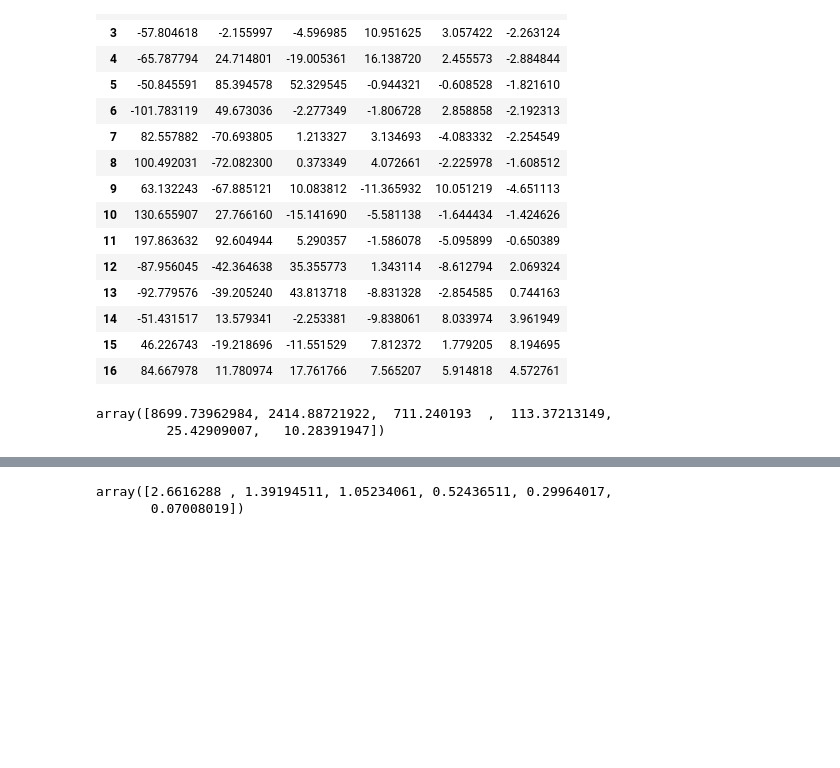
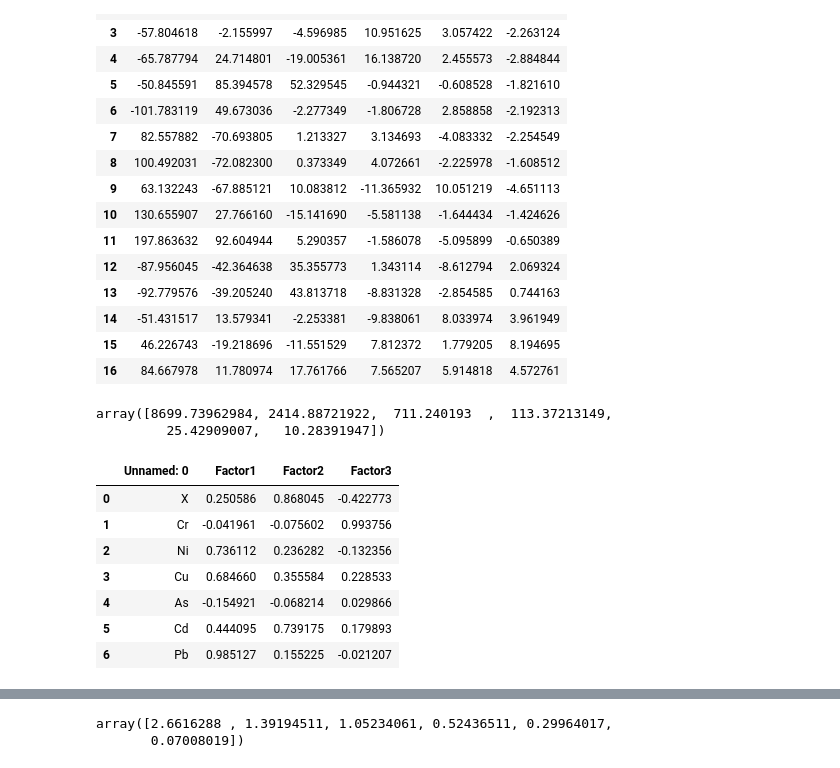
Before and after one commit to rakibhhridoy/OnGoingStudy, a Jupyter notebook: Five_Rivers/Python/sample.ipynb, the cells around one changed output, grey strips where cells are left out. Saved outputs shown, nothing was run; the diff lists cells and outputs as text; code cells hidden in the pictures; blank space fills up the shorter version.

```diff
--- a/Five_Rivers/Python/sample.ipynb
+++ b/Five_Rivers/Python/sample.ipynb
@@ -1733,0 +1723,14 @@ array([8699.73962984, 2414.88721922,  711.240193  ,  113.37213149,
+# %%
+wfcloads = pd.read_csv("../R/Factor_loadings_Winter.csv")
+rfcloads = pd.read_csv("../R/Factor_loadings_rainy.csv")
+# %%
+rfcloads
+# %% [output]
+|  | Unnamed: 0 | Factor1 | Factor2 | Factor3 |
+| 0 | X | 0.250586 | 0.868045 | -0.422773 |
+| 1 | Cr | -0.041961 | -0.075602 | 0.993756 |
+| 2 | Ni | 0.736112 | 0.236282 | -0.132356 |
+| 3 | Cu | 0.684660 | 0.355584 | 0.228533 |
+| 4 | As | -0.154921 | -0.068214 | 0.029866 |
+| 5 | Cd | 0.444095 | 0.739175 | 0.179893 |
+| 6 | Pb | 0.985127 | 0.155225 | -0.021207 |
```
Also changed, not shown: parts of 21 cells of this notebook, 4 other files.
